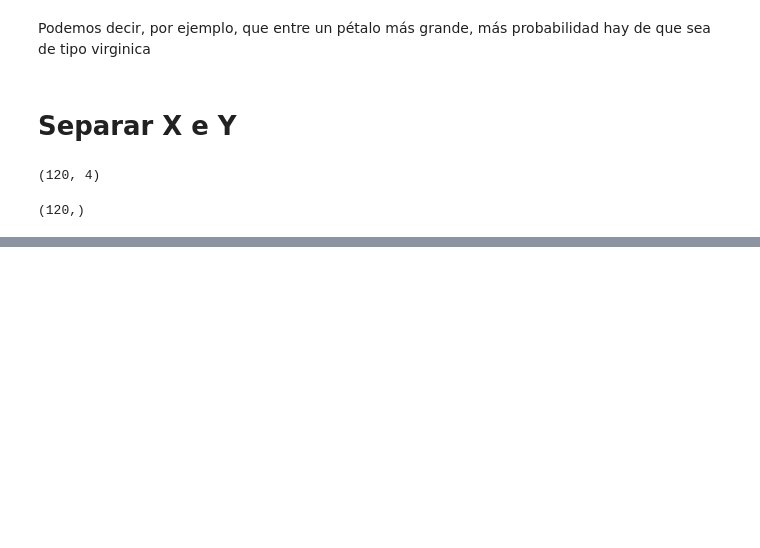
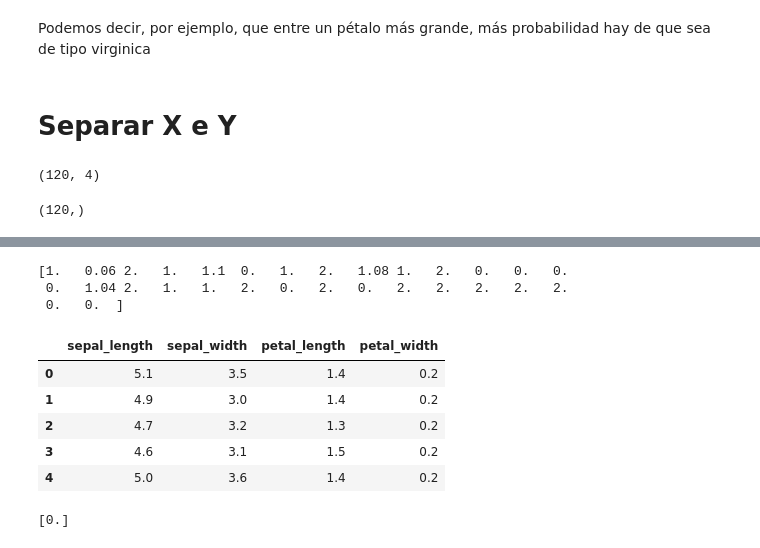
Before and after one commit to lunaft/Machine-Learning-Notes, a Jupyter notebook: Supervisados/proyecto_final.ipynb, the cells around one changed output, grey strips where cells are left out. Drawn from its saved outputs; the diff is of its cells as text; code cells hidden in the pictures; blank space fills up the shorter version.

```diff
--- a/Supervisados/proyecto_final.ipynb
+++ b/Supervisados/proyecto_final.ipynb
@@ -495,0 +492,16 @@ print(predictions_submit)
+# %%
+predicciones = best_model_1.predict(X_test)
+print(predicciones)
+# %% [output]
+[1.   0.06 2.   1.   1.1  0.   1.   2.   1.08 1.   2.   0.   0.   0.
+ 0.   1.04 2.   1.   1.   2.   0.   2.   0.   2.   2.   2.   2.   2.
+ 0.   0.  ]
+# %%
+X.head()
+# %% [output]
+|  | sepal_length | sepal_width | petal_length | petal_width |
+| 0 | 5.1 | 3.5 | 1.4 | 0.2 |
+| 1 | 4.9 | 3.0 | 1.4 | 0.2 |
+| 2 | 4.7 | 3.2 | 1.3 | 0.2 |
+| 3 | 4.6 | 3.1 | 1.5 | 0.2 |
+| 4 | 5.0 | 3.6 | 1.4 | 0.2 |
@@ -495,0 +515,7 @@ print(predictions_submit)
+# %%
+nueva_flor_df = pd.DataFrame(nueva_flor, columns=column_names)
+
+prediccion = best_model_1.predict(nueva_flor_df)
+print(prediccion)
+# %% [output]
+[0.]
```
Also changed, not shown: parts of 4 cells of this notebook.
